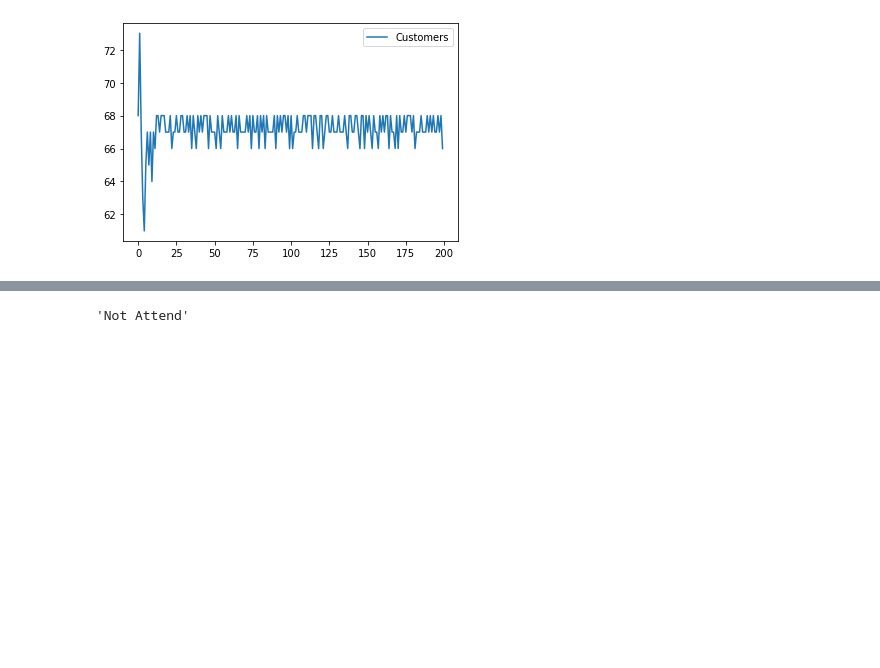
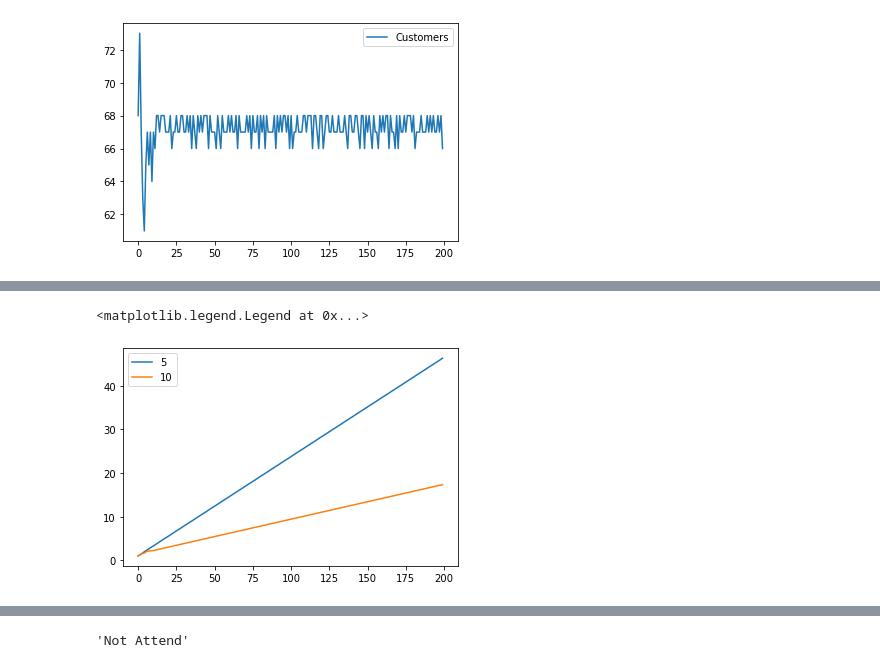
Before and after one commit to projectmesa/mesa, a Jupyter notebook: examples/el_farol/el_farol/el_farol.ipynb, the cells around one changed output, grey strips where cells are left out. Drawn from its saved outputs; the diff is of its cells as text; code cells hidden in the pictures; blank space fills up the shorter version.

```diff
--- a/examples/el_farol/el_farol/el_farol.ipynb
+++ b/examples/el_farol/el_farol/el_farol.ipynb
@@ -120,0 +123,3 @@ gini.plot()
+# %%
+df = models[0].datacollector.get_agent_vars_dataframe()
+df
@@ -121,3 +141,12 @@ gini.plot()
+# %%
+for idx in range(len(m)):
+    model = models[idx]
+    df = model.datacollector.get_agent_vars_dataframe()
+    plt.plot(df['Utility'].groupby('Step').mean(),label = str(m[idx]))
+plt.legend()
+# %% [output]
+<matplotlib.legend.Legend at 0x...>
+[figure, added]
 # %%
 class ElFarolBarIBLT(Model):
     def __init__(self, crowdthreshold=60,decay=1,memory_size = 10,width = 100,height = 100,N=100):
```
Also changed, not shown: parts of 14 cells of this notebook.
